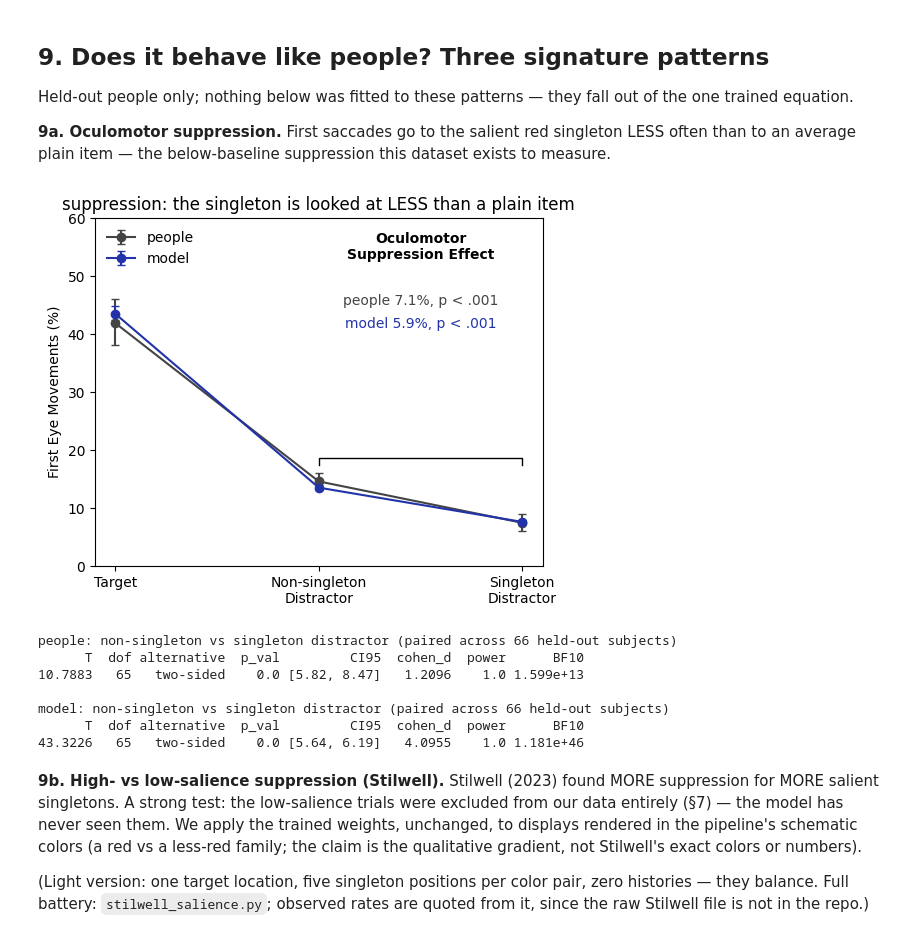
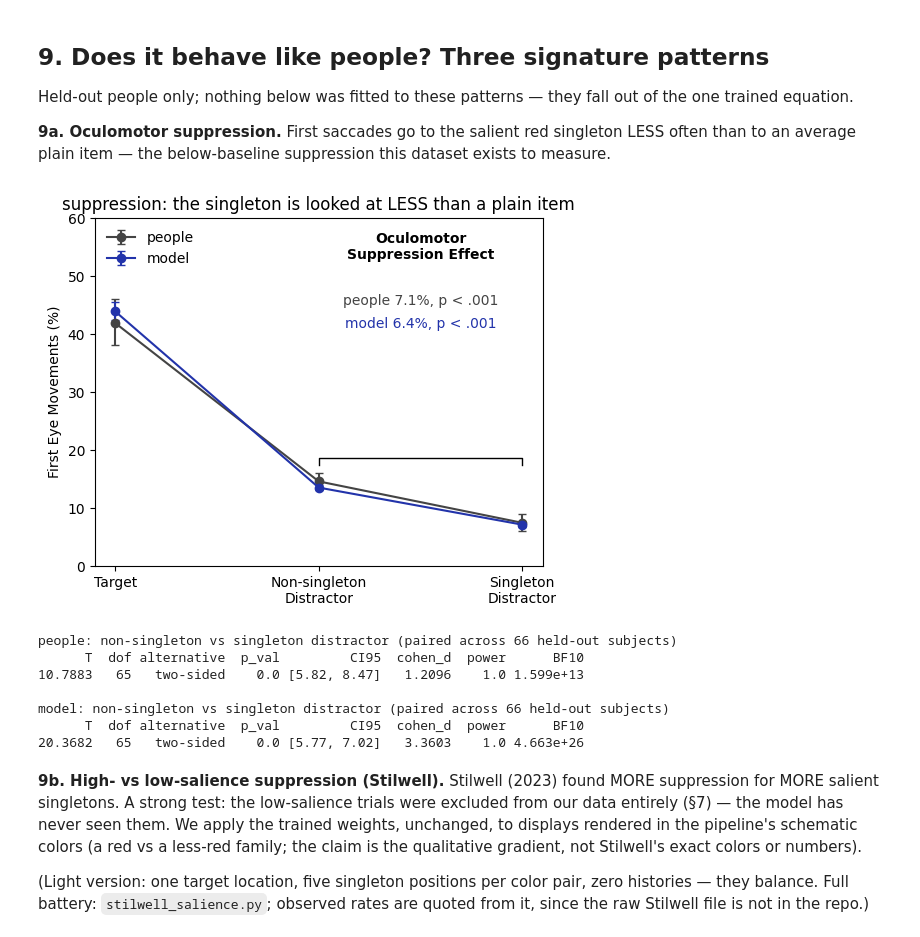
Before and after one commit to HanZhang-psych/Ego-Spatial-Sense, a Jupyter notebook: Visual-Search/tutorial_visual_search.ipynb, the cells around one changed output. Saved outputs shown, nothing was run; the diff lists cells and outputs as text; code cells hidden in the pictures.

Commit message:
9a model line from regenerated saccades, not expected probabilities
Draw one model saccade per real held-out trial from the predicted
softmax (conditioned on each subject's actual history), then score
the simulated saccades exactly like the real ones. The model line
now carries the same trial-count binomial noise as the people
line, making its CIs and t-test commensurable (model t drops from
43.3 to 20.4; effect 6.4% vs people 7.1%). Removes the dead pooled
block left from the bar-chart version.

Co-Authored-By: Claude Fable 5 <noreply@anthropic.com>

```diff
--- a/Visual-Search/tutorial_visual_search.ipynb
+++ b/Visual-Search/tutorial_visual_search.ipynb
@@ -837,13 +837,16 @@ isS[rows[sp > 0], sp[sp > 0] - 1] = 1
 chose = torch.zeros(N, 6); chose[rows, tt["choice"]] = 1
 
 m = test & first & sing_present
-ot = (chose[m] * isT[m]).sum() / m.sum() * 100
-os_ = (chose[m] * isS[m]).sum() / m.sum() * 100
-mt = (prob[m] * isT[m]).sum() / m.sum() * 100
-ms = (prob[m] * isS[m]).sum() / m.sum() * 100
-n_plain = (tt["valid"][m].sum(1).float() - 2).clamp(min=1).mean()
-ons = (100 - ot - os_) / n_plain
-mns = (100 - mt - ms) / n_plain
+
+# REGENERATE the test saccades: one model saccade per real trial,
+# drawn from the predicted probabilities (each trial conditioned on
+# the subject's actual history). The model line then carries the
+# same trial-count binomial noise as the people line, so its error
+# bars and t-test are commensurable with the data's.
+gen = torch.Generator().manual_seed(0)
+sim = torch.multinomial(prob[m], 1, generator=gen).squeeze(1)
+simch = torch.zeros(int(m.sum()), 6)
+simch[torch.arange(int(m.sum())), sim] = 1
 
 # per-person rates: each held-out subject contributes one mean per
 # item type; points = mean over people, error bars = bootstrapped
@@ -852,8 +855,8 @@ per = pd.DataFrame(dict(
     si=tt["si"][m].numpy(),
     obs_t=(chose[m]*isT[m]).sum(1).numpy(),
     obs_s=(chose[m]*isS[m]).sum(1).numpy(),
-    mod_t=(prob[m]*isT[m]).sum(1).numpy(),
-    mod_s=(prob[m]*isS[m]).sum(1).numpy(),
+    mod_t=(simch*isT[m]).sum(1).numpy(),
+    mod_s=(simch*isS[m]).sum(1).numpy(),
     n_pl=(tt["valid"][m].sum(1).float() - 2).clamp(min=1).numpy()))
 for w_ in ("obs", "mod"):    # plain-item average per saccade
     per[w_ + "_ns"] = (1 - per[w_ + "_t"] - per[w_ + "_s"]) / per.n_pl
@@ -884,41 +887,41 @@ for w_, c_, lab in [("obs", "#444444", "people"),
                     ("mod", "#2233aa", "model")]:
     cols = [f"{w_}_{k}" for k in order]
     y = per[cols].mean().values
     e = np.stack([y - ci.lo[cols], ci.hi[cols] - y])
     plt.errorbar(x, y, yerr=e, color=c_, marker="o", ms=6,
                  capsize=3, lw=1.5, label=lab)
     supp[w_] = y[1] - y[2]   # non-singleton minus singleton
 # the suppression bracket: non-singleton vs singleton distractor
 top = max(per.obs_ns.mean(), per.mod_ns.mean()) + 4
 plt.plot([1, 1, 2, 2], [top - 1.2, top, top, top - 1.2], "k-", lw=1)
 plt.text(1.5, 53, "Oculomotor\nSuppression Effect", ha="center",
          fontsize=10, fontweight="bold")
 plt.text(1.5, 45, f"people {supp['obs']:.1f}%, {p_str(tests['obs'])}",
          ha="center", fontsize=10, color="#444444")
 plt.text(1.5, 41, f"model {supp['mod']:.1f}%, {p_str(tests['mod'])}",
          ha="center", fontsize=10, color="#2233aa")
 plt.xticks(x, ["Target", "Non-singleton\nDistractor",
                "Singleton\nDistractor"])
 plt.ylabel("First Eye Movements (%)")
 plt.ylim(0, 60)
 plt.legend(loc="upper left", frameon=False)
 plt.title("suppression: the singleton is looked at LESS than a plain item")
 plt.tight_layout()
 plt.show()
 
 for w_, lab in (("obs", "people"), ("mod", "model")):
     print(f"{lab}: non-singleton vs singleton distractor "
           f"(paired across {len(per)} held-out subjects)")
     print(tests[w_].round(4).to_string(index=False), "\n")
 # %% [output]
-[figure, old version]
+[figure, new version]
 people: non-singleton vs singleton distractor (paired across 66 held-out subjects)
       T  dof alternative  p_val         CI95  cohen_d  power      BF10
 10.7883   65   two-sided    0.0 [5.82, 8.47]   1.2096    1.0 1.599e+13
 
 model: non-singleton vs singleton distractor (paired across 66 held-out subjects)
       T  dof alternative  p_val         CI95  cohen_d  power      BF10
-43.3226   65   two-sided    0.0 [5.64, 6.19]   4.0955    1.0 1.181e+46
+20.3682   65   two-sided    0.0 [5.77, 7.02]   3.3603    1.0 4.663e+26
 # %% [markdown]
 **9b. High- vs low-salience suppression (Stilwell).** Stilwell
 (2023) found MORE suppression for MORE salient singletons. A
```
